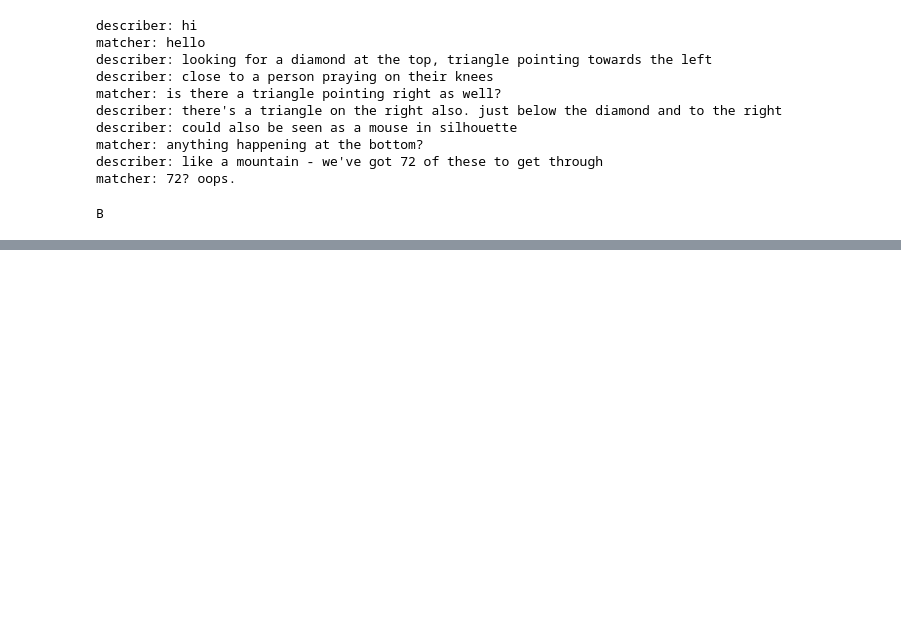
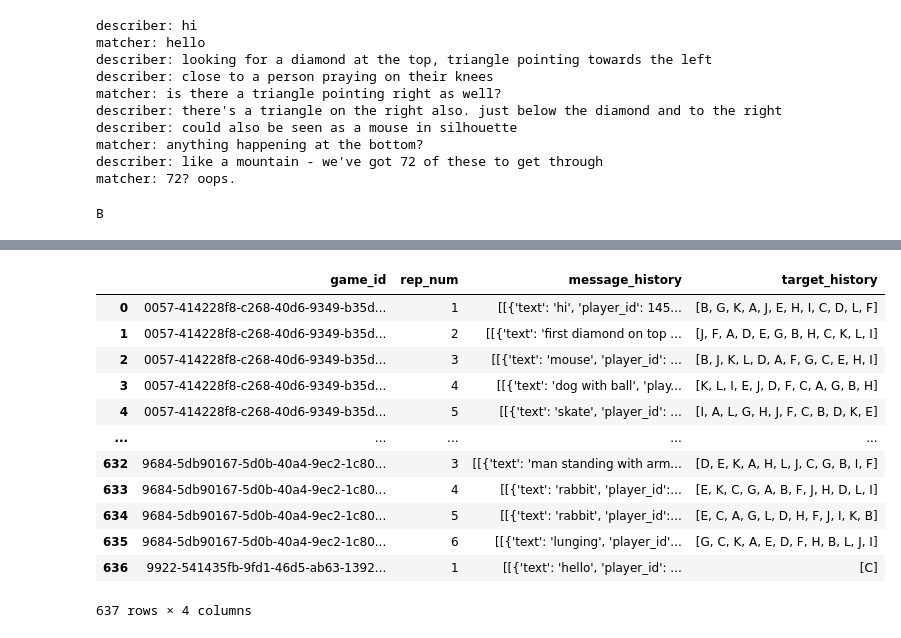
Before and after one commit to refbank/refbank-hackathon, a Jupyter notebook: lm-performance/FormatMessages.ipynb, the cells around one changed output, grey strips where cells are left out. Saved outputs shown, nothing was run; the diff lists cells and outputs as text; code cells hidden in the pictures; blank space fills up the shorter version.

Commit message:
added trials with history

```diff
--- a/lm-performance/FormatMessages.ipynb
+++ b/lm-performance/FormatMessages.ipynb
@@ -60,15 +58,19 @@ df_trials
 # %%
 df_message_history = (
-    df_trials.groupby(["game_id","rep_num"])["messages"]
+    df_trials.groupby(["game_id", "rep_num"])["messages"]
     .apply(list)
     .reset_index()
     .rename(columns={"messages": "message_history"})
 )
 
 df_target_history = (
-    df_trials.groupby(["game_id","rep_num"])["target"]
+    df_trials.groupby(["game_id", "rep_num"])["target"]
     .apply(list)
     .reset_index()
     .rename(columns={"target": "target_history"})
 )
+
+df_history = df_message_history.merge(
+    df_target_history, on=["game_id", "rep_num"], how="left"
+)
 # %%
@@ -154,0 +219,16 @@ B
+# %%
+df_history
+# %% [output]
+|  | game_id | rep_num | message_history | target_history |
+| 0 | 0057-414228f8-c268-40d6-9349-b35d... | 1 | [[{'text': 'hi', 'player_id': 145... | [B, G, K, A, J, E, H, I, C, D, L, F] |
+| 1 | 0057-414228f8-c268-40d6-9349-b35d... | 2 | [[{'text': 'first diamond on top ... | [J, F, A, D, E, G, B, H, C, K, L, I] |
+| 2 | 0057-414228f8-c268-40d6-9349-b35d... | 3 | [[{'text': 'mouse', 'player_id': ... | [B, J, K, L, D, A, F, G, C, E, H, I] |
+| 3 | 0057-414228f8-c268-40d6-9349-b35d... | 4 | [[{'text': 'dog with ball', 'play... | [K, L, I, E, J, D, F, C, A, G, B, H] |
+| 4 | 0057-414228f8-c268-40d6-9349-b35d... | 5 | [[{'text': 'skate', 'player_id': ... | [I, A, L, G, H, J, F, C, B, D, K, E] |
+| ... | ... | ... | ... | ... |
+| 632 | 9684-5db90167-5d0b-40a4-9ec2-1c80... | 3 | [[{'text': 'man standing with arm... | [D, E, K, A, H, L, J, C, G, B, I, F] |
+| 633 | 9684-5db90167-5d0b-40a4-9ec2-1c80... | 4 | [[{'text': 'rabbit', 'player_id':... | [E, K, C, G, A, B, F, J, H, D, L, I] |
+| 634 | 9684-5db90167-5d0b-40a4-9ec2-1c80... | 5 | [[{'text': 'rabbit', 'player_id':... | [E, C, A, G, L, D, H, F, J, I, K, B] |
+| 635 | 9684-5db90167-5d0b-40a4-9ec2-1c80... | 6 | [[{'text': 'lunging', 'player_id'... | [G, C, K, A, E, D, F, H, B, L, J, I] |
+| 636 | 9922-541435fb-9fd1-46d5-ab63-1392... | 1 | [[{'text': 'hello', 'player_id': ... | [C] |
+637 rows × 4 columns
```
Also changed, not shown: parts of 20 cells of this notebook, 2 other files.
